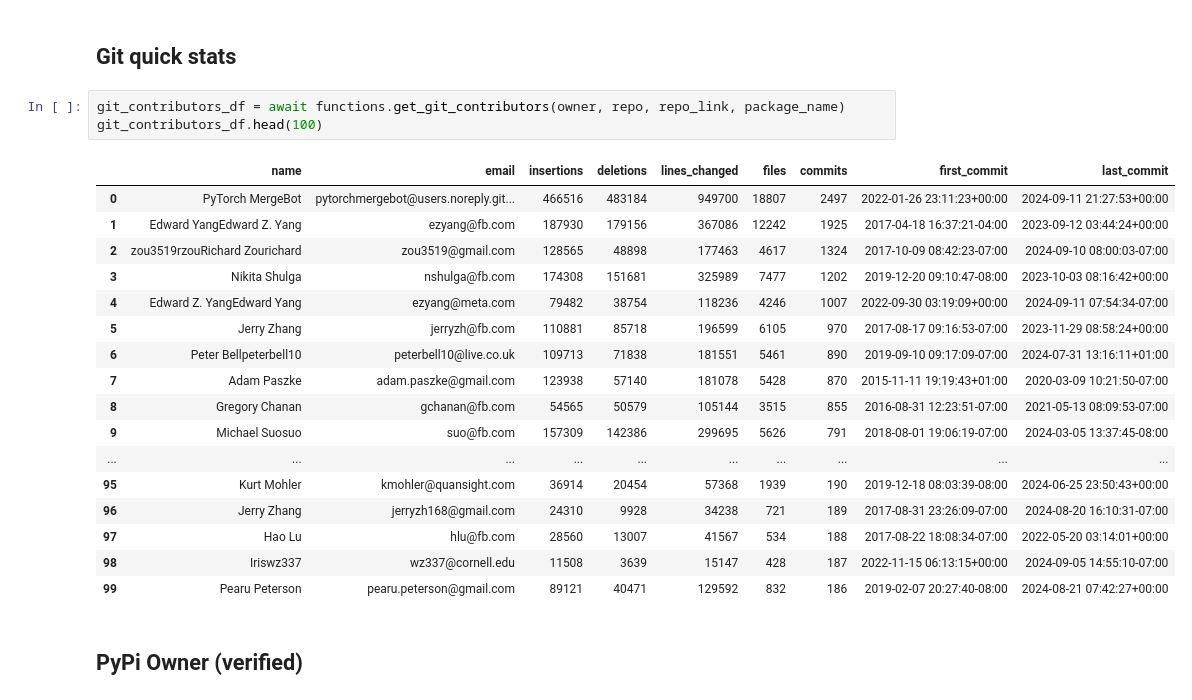
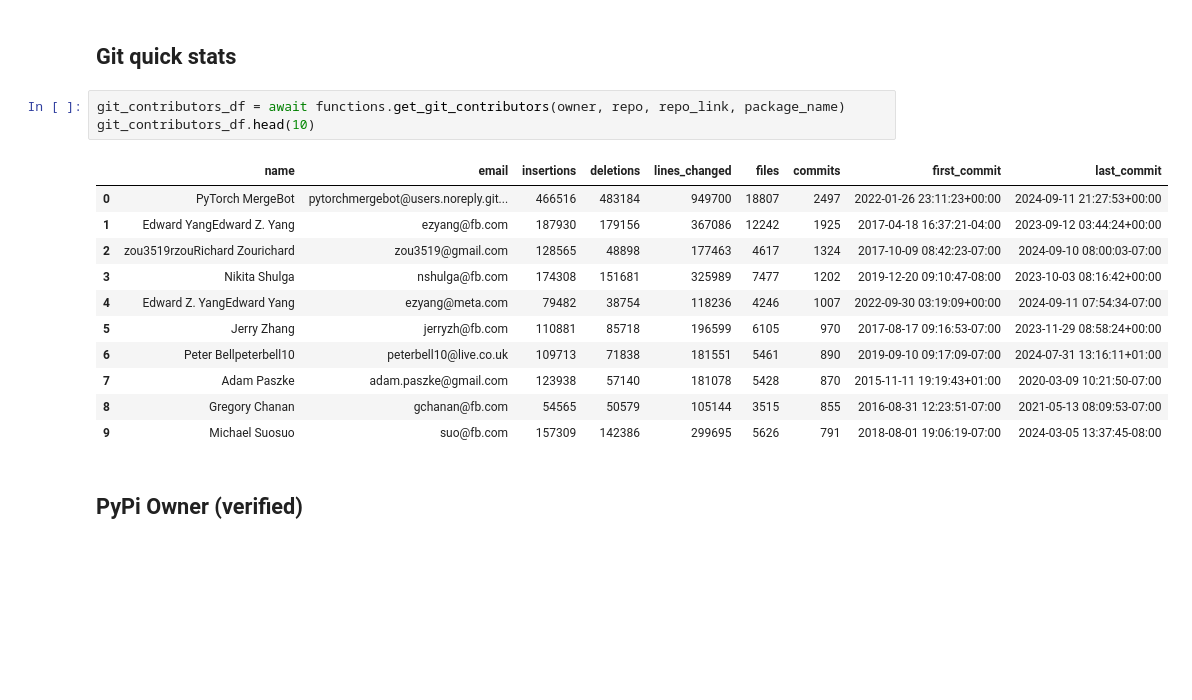
Before and after one commit to killi199/Master-Thesis, a Jupyter notebook: code/pypi.ipynb, the cells around one changed output. Saved outputs shown, nothing was run; the diff lists cells and outputs as text; blank space fills up the shorter version.

```diff
--- a/code/pypi.ipynb
+++ b/code/pypi.ipynb
@@ -21,25 +21,19 @@ pd.set_option('display.max_rows', None)
 ## Git quick stats
 # %%
 git_contributors_df = await functions.get_git_contributors(owner, repo, repo_link, package_name)
-git_contributors_df.head(100)
+git_contributors_df.head(10)
 # %% [output]
 |  | name | email | insertions | deletions | lines_changed | files | commits | first_commit | last_commit |
 | 0 | PyTorch MergeBot | pytorchmergebot@users.noreply.git... | 466516 | 483184 | 949700 | 18807 | 2497 | 2022-01-26 23:11:23+00:00 | 2024-09-11 21:27:53+00:00 |
 | 1 | Edward YangEdward Z. Yang | ezyang@fb.com | 187930 | 179156 | 367086 | 12242 | 1925 | 2017-04-18 16:37:21-04:00 | 2023-09-12 03:44:24+00:00 |
 | 2 | zou3519rzouRichard Zourichard | zou3519@gmail.com | 128565 | 48898 | 177463 | 4617 | 1324 | 2017-10-09 08:42:23-07:00 | 2024-09-10 08:00:03-07:00 |
 | 3 | Nikita Shulga | nshulga@fb.com | 174308 | 151681 | 325989 | 7477 | 1202 | 2019-12-20 09:10:47-08:00 | 2023-10-03 08:16:42+00:00 |
 | 4 | Edward Z. YangEdward Yang | ezyang@meta.com | 79482 | 38754 | 118236 | 4246 | 1007 | 2022-09-30 03:19:09+00:00 | 2024-09-11 07:54:34-07:00 |
 | 5 | Jerry Zhang | jerryzh@fb.com | 110881 | 85718 | 196599 | 6105 | 970 | 2017-08-17 09:16:53-07:00 | 2023-11-29 08:58:24+00:00 |
 | 6 | Peter Bellpeterbell10 | peterbell10@live.co.uk | 109713 | 71838 | 181551 | 5461 | 890 | 2019-09-10 09:17:09-07:00 | 2024-07-31 13:16:11+01:00 |
 | 7 | Adam Paszke | adam.paszke@gmail.com | 123938 | 57140 | 181078 | 5428 | 870 | 2015-11-11 19:19:43+01:00 | 2020-03-09 10:21:50-07:00 |
 | 8 | Gregory Chanan | gchanan@fb.com | 54565 | 50579 | 105144 | 3515 | 855 | 2016-08-31 12:23:51-07:00 | 2021-05-13 08:09:53-07:00 |
 | 9 | Michael Suosuo | suo@fb.com | 157309 | 142386 | 299695 | 5626 | 791 | 2018-08-01 19:06:19-07:00 | 2024-03-05 13:37:45-08:00 |
-| ... | ... | ... | ... | ... | ... | ... | ... | ... | ... |
-| 95 | Kurt Mohler | kmohler@quansight.com | 36914 | 20454 | 57368 | 1939 | 190 | 2019-12-18 08:03:39-08:00 | 2024-06-25 23:50:43+00:00 |
-| 96 | Jerry Zhang | jerryzh168@gmail.com | 24310 | 9928 | 34238 | 721 | 189 | 2017-08-31 23:26:09-07:00 | 2024-08-20 16:10:31-07:00 |
-| 97 | Hao Lu | hlu@fb.com | 28560 | 13007 | 41567 | 534 | 188 | 2017-08-22 18:08:34-07:00 | 2022-05-20 03:14:01+00:00 |
-| 98 | Iriswz337 | wz337@cornell.edu | 11508 | 3639 | 15147 | 428 | 187 | 2022-11-15 06:13:15+00:00 | 2024-09-05 14:55:10-07:00 |
-| 99 | Pearu Peterson | pearu.peterson@gmail.com | 89121 | 40471 | 129592 | 832 | 186 | 2019-02-07 20:27:40-08:00 | 2024-08-21 07:42:27+00:00 |
 # %% [markdown]
 ## PyPi Owner (verified)
 # %% [markdown]
```
Also changed, not shown: 1 other file.
